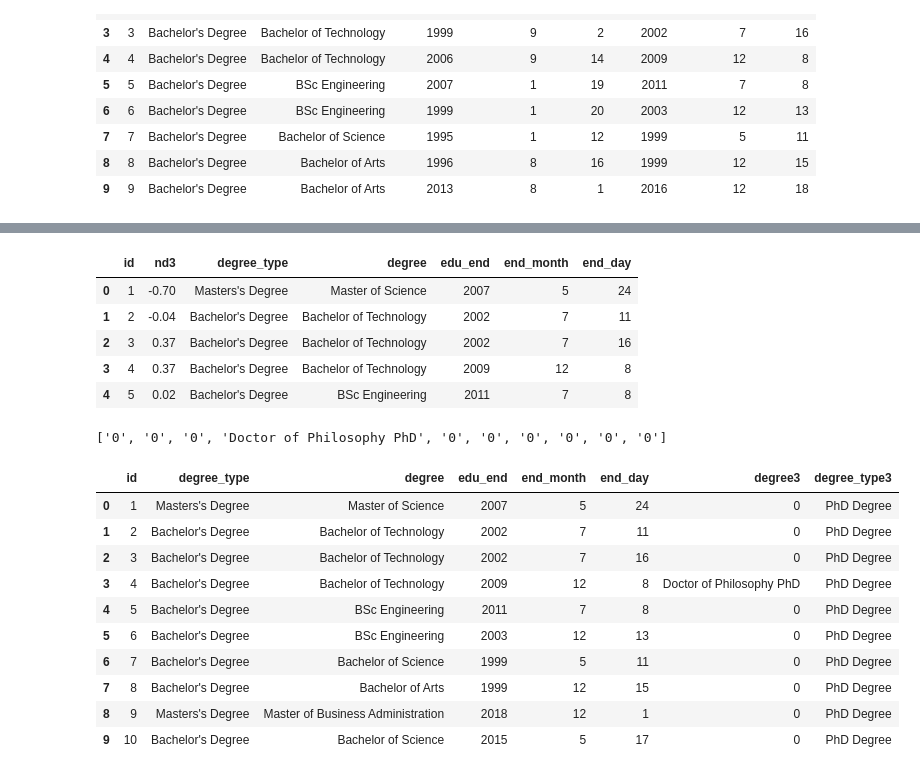
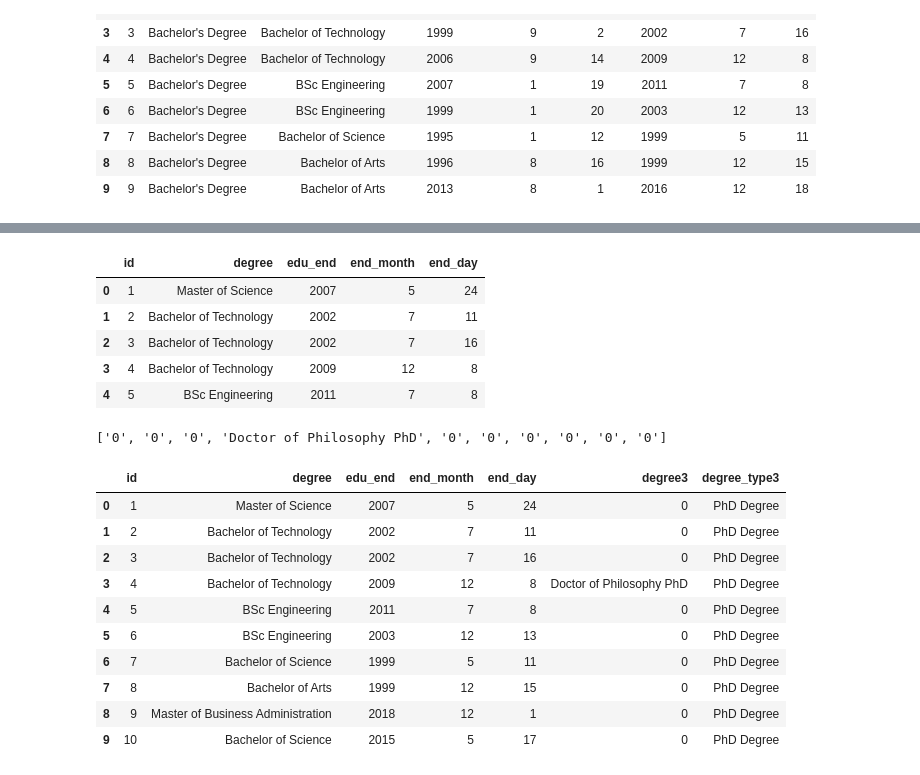
Before and after one commit to vrc-vinodh/mock-data-generation, a Jupyter notebook: complete.ipynb, the cells around one changed output, grey strips where cells are left out. Drawn from its saved outputs; the diff is of its cells as text; code cells hidden in the pictures.

```diff
--- a/complete.ipynb
+++ b/complete.ipynb
@@ -527,13 +524,13 @@ df_degree12d.head(7)
 # %%
-df_degree12ds= df_degree12d.loc[:,['id','nd3','degree_type','degree','edu_end','end_month','end_day']]
+df_degree12ds= df_degree12d.loc[:,['id','degree','edu_end','end_month','end_day']]
 df_degree12ds.head()
 # %% [output]
-|  | id | nd3 | degree_type | degree | edu_end | end_month | end_day |
-| 0 | 1 | -0.70 | Masters's Degree | Master of Science | 2007 | 5 | 24 |
-| 1 | 2 | -0.04 | Bachelor's Degree | Bachelor of Technology | 2002 | 7 | 11 |
-| 2 | 3 | 0.37 | Bachelor's Degree | Bachelor of Technology | 2002 | 7 | 16 |
-| 3 | 4 | 0.37 | Bachelor's Degree | Bachelor of Technology | 2009 | 12 | 8 |
-| 4 | 5 | 0.02 | Bachelor's Degree | BSc Engineering | 2011 | 7 | 8 |
+|  | id | degree | edu_end | end_month | end_day |
+| 0 | 1 | Master of Science | 2007 | 5 | 24 |
+| 1 | 2 | Bachelor of Technology | 2002 | 7 | 11 |
+| 2 | 3 | Bachelor of Technology | 2002 | 7 | 16 |
+| 3 | 4 | Bachelor of Technology | 2009 | 12 | 8 |
+| 4 | 5 | BSc Engineering | 2011 | 7 | 8 |
 # %%
 np.random.seed(1234567)
 degree3 = []
@@ -558,17 +555,17 @@ df_degree12ds['degree_type3']  = degree_type3
 # %%
 df_degree12ds.head(10)
 # %% [output]
-|  | id | degree_type | degree | edu_end | end_month | end_day | degree3 | degree_type3 |
-| 0 | 1 | Masters's Degree | Master of Science | 2007 | 5 | 24 | 0 | PhD Degree |
-| 1 | 2 | Bachelor's Degree | Bachelor of Technology | 2002 | 7 | 11 | 0 | PhD Degree |
-| 2 | 3 | Bachelor's Degree | Bachelor of Technology | 2002 | 7 | 16 | 0 | PhD Degree |
-| 3 | 4 | Bachelor's Degree | Bachelor of Technology | 2009 | 12 | 8 | Doctor of Philosophy PhD | PhD Degree |
-| 4 | 5 | Bachelor's Degree | BSc Engineering | 2011 | 7 | 8 | 0 | PhD Degree |
-| 5 | 6 | Bachelor's Degree | BSc Engineering | 2003 | 12 | 13 | 0 | PhD Degree |
-| 6 | 7 | Bachelor's Degree | Bachelor of Science | 1999 | 5 | 11 | 0 | PhD Degree |
-| 7 | 8 | Bachelor's Degree | Bachelor of Arts | 1999 | 12 | 15 | 0 | PhD Degree |
-| 8 | 9 | Masters's Degree | Master of Business Administration | 2018 | 12 | 1 | 0 | PhD Degree |
-| 9 | 10 | Bachelor's Degree | Bachelor of Science | 2015 | 5 | 17 | 0 | PhD Degree |
+|  | id | degree | edu_end | end_month | end_day | degree3 | degree_type3 |
+| 0 | 1 | Master of Science | 2007 | 5 | 24 | 0 | PhD Degree |
+| 1 | 2 | Bachelor of Technology | 2002 | 7 | 11 | 0 | PhD Degree |
+| 2 | 3 | Bachelor of Technology | 2002 | 7 | 16 | 0 | PhD Degree |
+| 3 | 4 | Bachelor of Technology | 2009 | 12 | 8 | Doctor of Philosophy PhD | PhD Degree |
+| 4 | 5 | BSc Engineering | 2011 | 7 | 8 | 0 | PhD Degree |
+| 5 | 6 | BSc Engineering | 2003 | 12 | 13 | 0 | PhD Degree |
+| 6 | 7 | Bachelor of Science | 1999 | 5 | 11 | 0 | PhD Degree |
+| 7 | 8 | Bachelor of Arts | 1999 | 12 | 15 | 0 | PhD Degree |
+| 8 | 9 | Master of Business Administration | 2018 | 12 | 1 | 0 | PhD Degree |
+| 9 | 10 | Bachelor of Science | 2015 | 5 | 17 | 0 | PhD Degree |
 # %%
 df_degree12ds['edu_start3'] = df_degree12d['edu_end'] + [random.randint(0,3) for k in range(1000)]
 # %%
```
Also changed, not shown: parts of 23 cells of this notebook, 1 other file.
